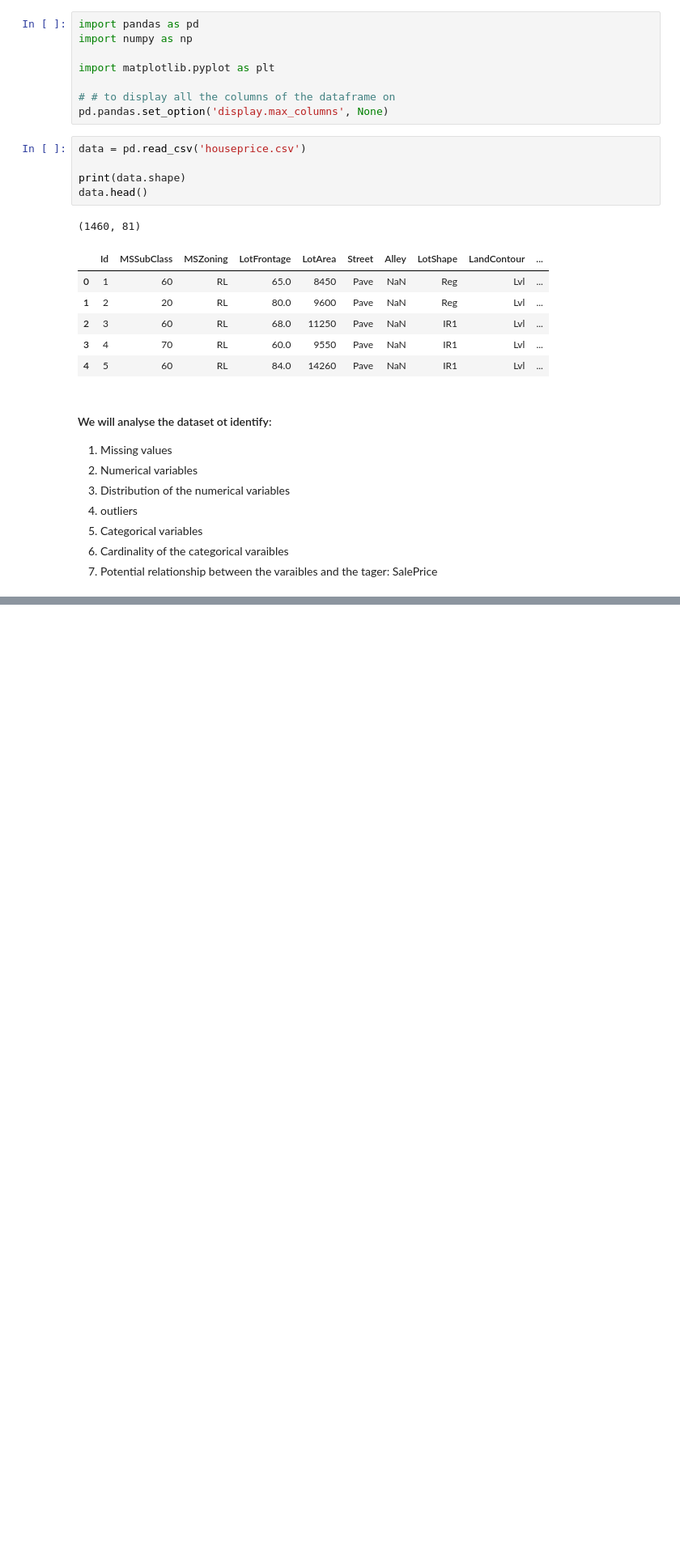
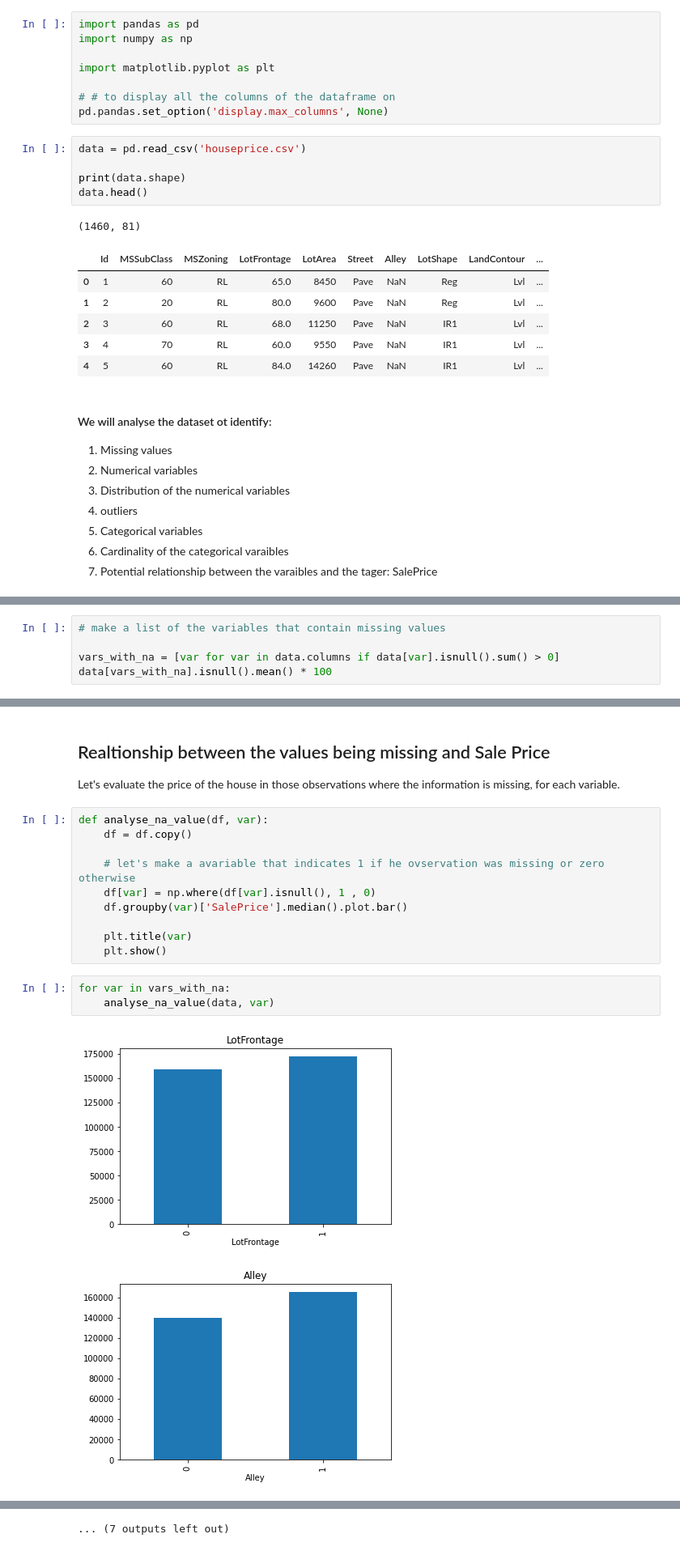
Before and after one commit to Jeffresh/deployment-of-machine-learning-models, a Jupyter notebook: section2/dataAnalysis.ipynb, the cells around one changed output, grey strips where cells are left out. Shown: that part at 81% size. Saved outputs shown, nothing was run; the diff lists cells and outputs as text; blank space fills up the shorter version.

Commit message:
feat: add missing values

```diff
--- a/section2/dataAnalysis.ipynb
+++ b/section2/dataAnalysis.ipynb
@@ -34,0 +37,5 @@ data.head()
+# %%
+# make a list of the variables that contain missing values
+
+vars_with_na = [var for var in data.columns if data[var].isnull().sum() > 0]
+data[vars_with_na].isnull().mean() * 100
@@ -34,0 +63,20 @@ data.head()
+# %% [markdown]
+## Realtionship between the values being missing and Sale Price
+
+Let's evaluate the price of the house in those observations where the information is missing, for each variable.
+# %%
+def analyse_na_value(df, var):
+    df = df.copy()
+
+    # let's make a avariable that indicates 1 if he ovservation was missing or zero otherwise
+    df[var] = np.where(df[var].isnull(), 1 , 0)
+    df.groupby(var)['SalePrice'].median().plot.bar()
+
+    plt.title(var)
+    plt.show()
+# %%
+for var in vars_with_na:
+    analyse_na_value(data, var)
+# %% [output]
+[figure, added]
+[figure, added]
@@ -34,0 +93 @@ data.head()
+... (7 outputs left out)
```
Also changed, not shown: parts of 4 cells of this notebook.
